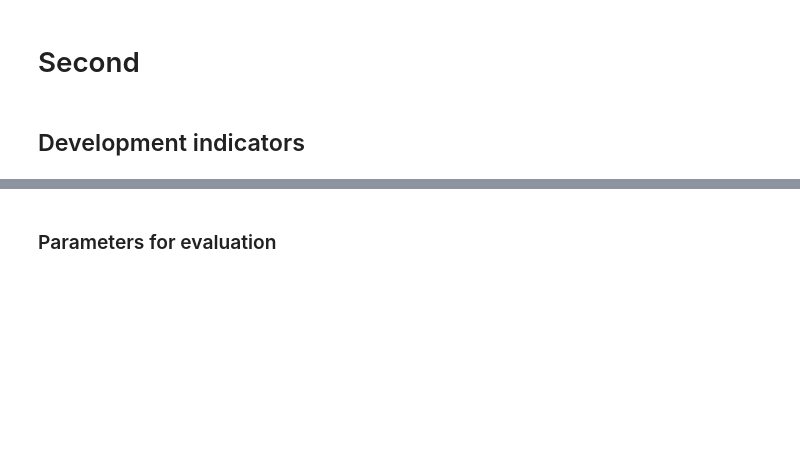
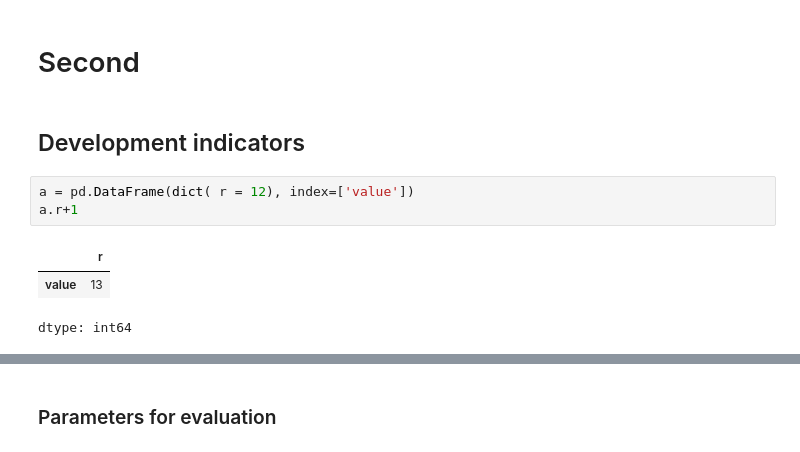
Before and after one commit to PochkaChaiki/gasReserves, a Jupyter notebook: GasReservesCalculations.ipynb, the cells around one changed output, grey strips where cells are left out. Cells and saved outputs as stored; diff of their text form; blank space fills up the shorter version.

```diff
--- a/GasReservesCalculations.ipynb
+++ b/GasReservesCalculations.ipynb
@@ -240,6 +240,13 @@ fig3
 # Second
 # %% [markdown]
 ## Development indicators
+# %%
+a = pd.DataFrame(dict( r = 12), index=['value'])
+a.r+1
+# %% [output]
+|  | r |
+| value | 13 |
+dtype: int64
 # %%
 permeability = abs(st.norm.rvs(loc=df_stat_params['permeability']['params']['mean'], scale=df_stat_params['permeability']['params']['sigma'], size=amount_of_vars))
 permeability.mean(), permeability.std()
```
Also changed, not shown: parts of 18 cells of this notebook.
